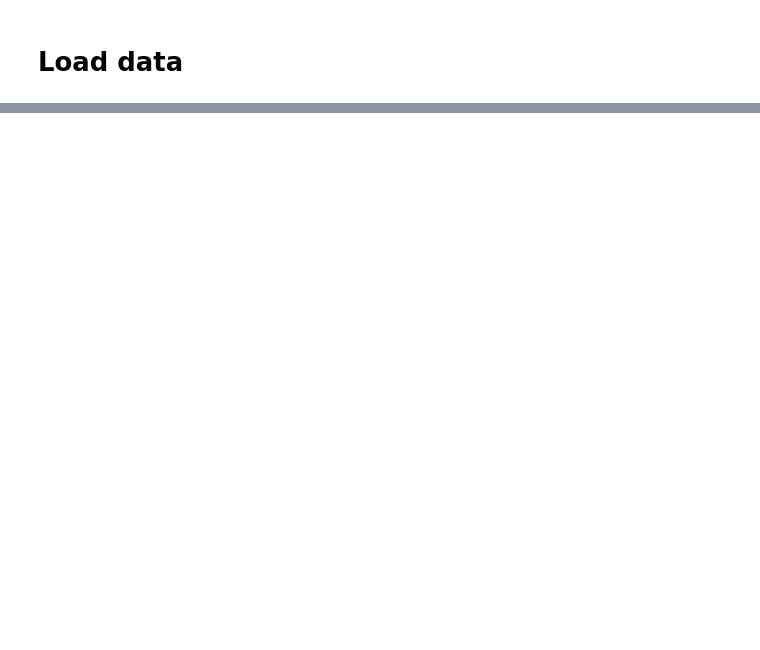
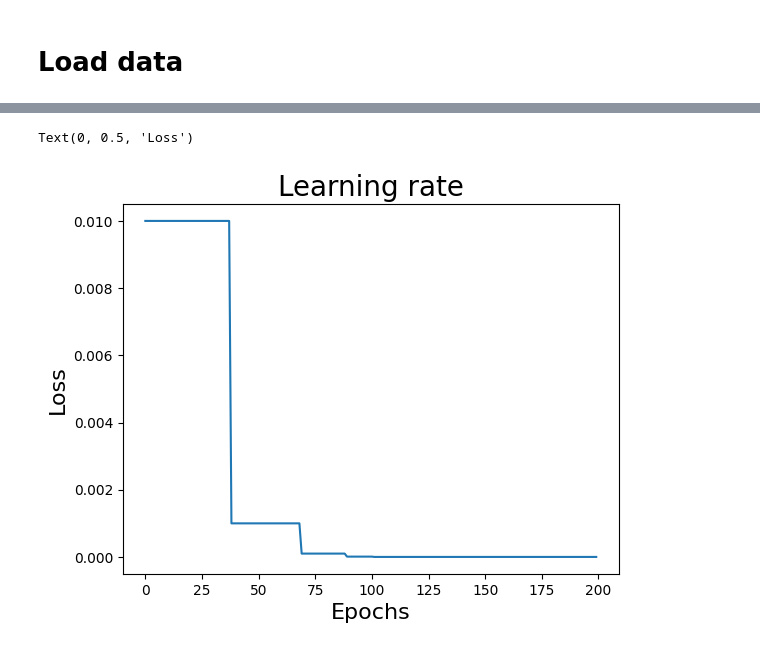
Before and after one commit to JessyD/Oxml-carcinoma-classification, a Jupyter notebook: src/train.ipynb, the cells around one changed output, grey strips where cells are left out. Saved outputs shown, nothing was run; the diff lists cells and outputs as text; code cells hidden in the pictures; blank space fills up the shorter version.

```diff
--- a/src/train.ipynb
+++ b/src/train.ipynb
@@ -103,0 +290,8 @@ WARNING:matplotlib.image:Clipping input data to the valid range for imshow with
+# %%
+plt.plot(epoch_lr)
+plt.title("Learning rate", fontsize=20)
+plt.xlabel("Epochs", fontsize=16)
+plt.ylabel("Loss", fontsize=16)
+# %% [output]
+Text(0, 0.5, 'Loss')
+[figure, added]
```
Also changed, not shown: parts of 25 cells of this notebook, 1 other file.
